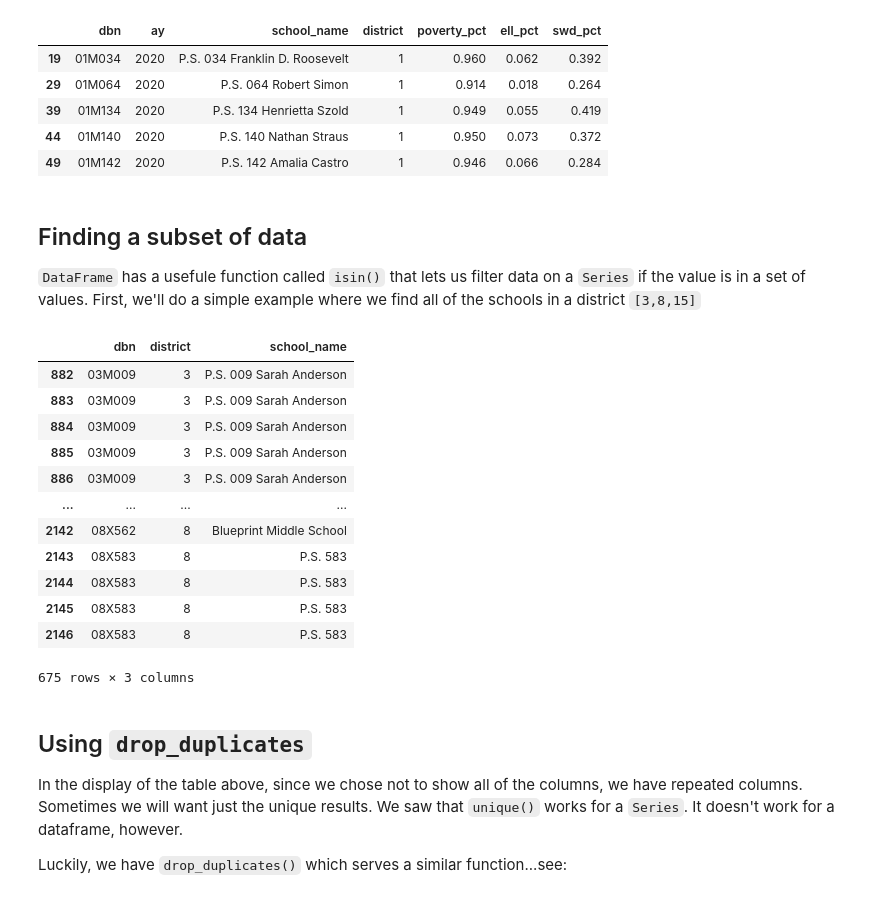
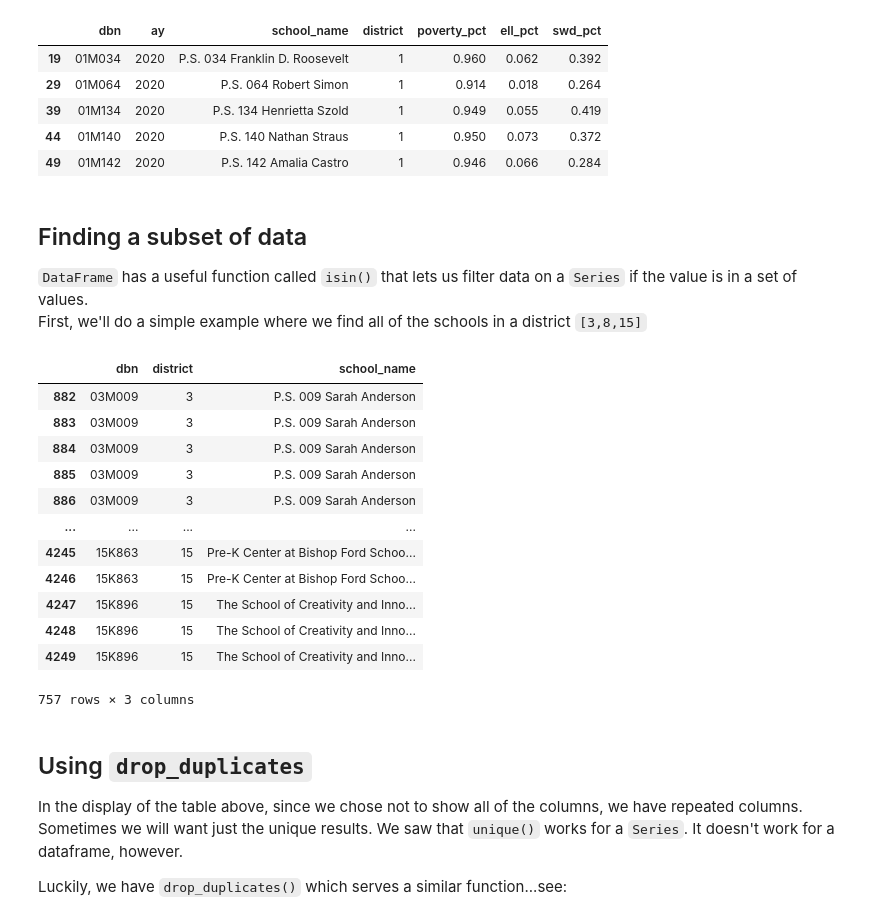
Before and after one commit to adelphi-ed-tech/nycschools, a Jupyter notebook: book/nb/01-Basics/02-querying-data.ipynb, the cells around one changed output. Drawn from its saved outputs; the diff is of its cells as text; code cells hidden in the pictures.

```diff
--- a/book/nb/01-Basics/02-querying-data.ipynb
+++ b/book/nb/01-Basics/02-querying-data.ipynb
@@ -117,27 +122,27 @@ data.head()
 # %% [markdown]
 Finding a subset of data
 -----------------------------------
-`DataFrame` has a usefule function called `isin()` that lets us filter data on a `Series`
-if the value is in a set of values. First, we'll do a simple example where we find
+`DataFrame` has a useful function called `isin()` that lets us filter data on a `Series`
+if the value is in a set of values. <br>First, we'll do a simple example where we find
 all of the schools in a district `[3,8,15]`
 # %%
-districts = [3, 8, 5]
+districts = [3, 8, 15]
 data = df[df.district.isin(districts)]
 data[["dbn", "district", "school_name"]]
 # %% [output]
 |  | dbn | district | school_name |
 | 882 | 03M009 | 3 | P.S. 009 Sarah Anderson |
 | 883 | 03M009 | 3 | P.S. 009 Sarah Anderson |
 | 884 | 03M009 | 3 | P.S. 009 Sarah Anderson |
 | 885 | 03M009 | 3 | P.S. 009 Sarah Anderson |
 | 886 | 03M009 | 3 | P.S. 009 Sarah Anderson |
 | ... | ... | ... | ... |
-| 2142 | 08X562 | 8 | Blueprint Middle School |
-| 2143 | 08X583 | 8 | P.S. 583 |
-| 2144 | 08X583 | 8 | P.S. 583 |
-| 2145 | 08X583 | 8 | P.S. 583 |
-| 2146 | 08X583 | 8 | P.S. 583 |
+| 4245 | 15K863 | 15 | Pre-K Center at Bishop Ford Schoo... |
+| 4246 | 15K863 | 15 | Pre-K Center at Bishop Ford Schoo... |
+| 4247 | 15K896 | 15 | The School of Creativity and Inno... |
+| 4248 | 15K896 | 15 | The School of Creativity and Inno... |
+| 4249 | 15K896 | 15 | The School of Creativity and Inno... |
-675 rows × 3 columns
+757 rows × 3 columns
 # %% [markdown]
 Using `drop_duplicates`
 -----------------------------------------------------
```
Also changed, not shown: parts of 9 cells of this notebook.
